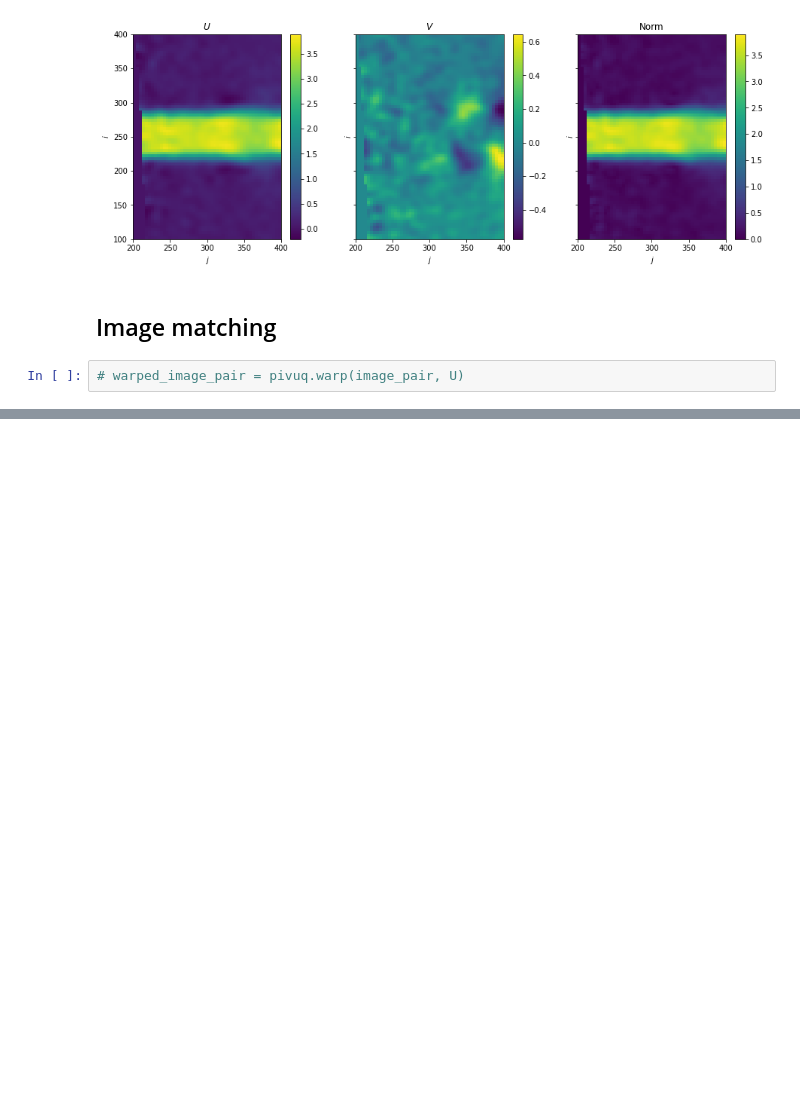
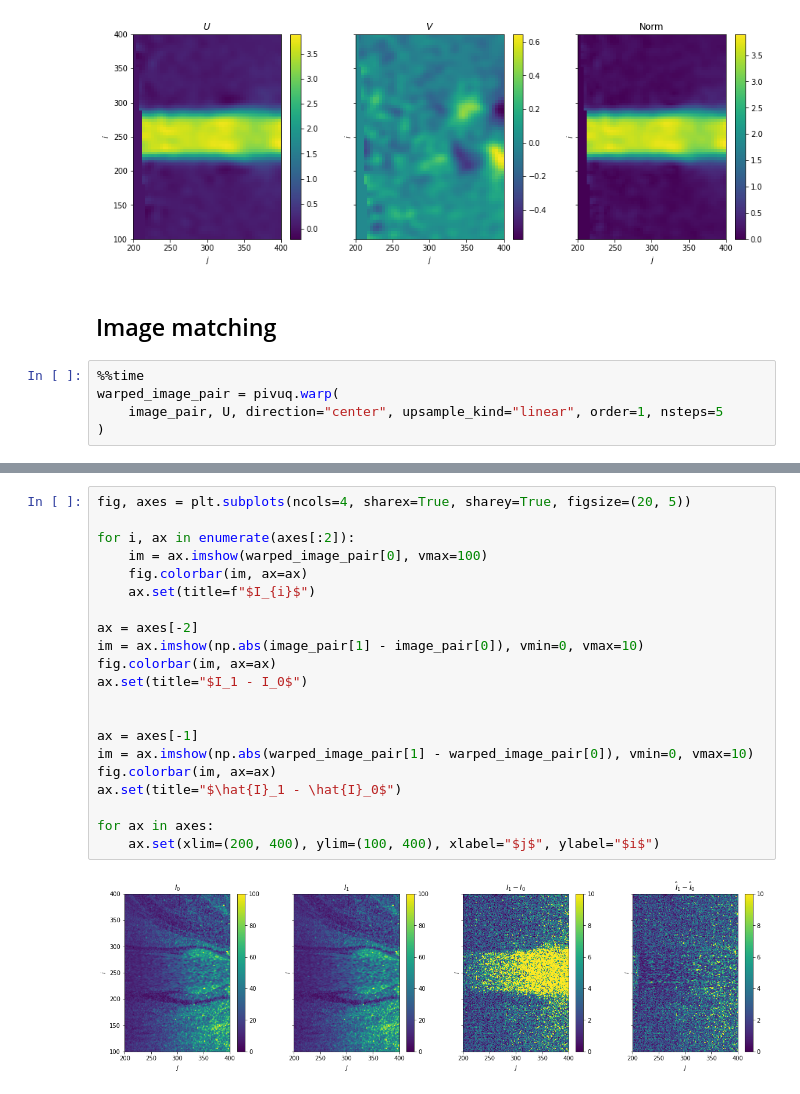
Before and after one commit to lento234/pivuq, a Jupyter notebook: examples/01_image_matching.ipynb, the cells around one changed output, grey strips where cells are left out. Cells and saved outputs as stored; diff of their text form; blank space fills up the shorter version.

```diff
--- a/examples/01_image_matching.ipynb
+++ b/examples/01_image_matching.ipynb
@@ -69,4 +69,7 @@ for ax in axes:
 # %% [markdown]
 ## Image matching
 # %%
-# warped_image_pair = pivuq.warp(image_pair, U)
+%%time
+warped_image_pair = pivuq.warp(
+    image_pair, U, direction="center", upsample_kind="linear", order=1, nsteps=5
+)
@@ -72,0 +79,23 @@ for ax in axes:
+# %%
+fig, axes = plt.subplots(ncols=4, sharex=True, sharey=True, figsize=(20, 5))
+
+for i, ax in enumerate(axes[:2]):
+    im = ax.imshow(warped_image_pair[0], vmax=100)
+    fig.colorbar(im, ax=ax)
+    ax.set(title=f"$I_{i}$")
+
+ax = axes[-2]
+im = ax.imshow(np.abs(image_pair[1] - image_pair[0]), vmin=0, vmax=10)
+fig.colorbar(im, ax=ax)
+ax.set(title="$I_1 - I_0$")
+
+
+ax = axes[-1]
+im = ax.imshow(np.abs(warped_image_pair[1] - warped_image_pair[0]), vmin=0, vmax=10)
+fig.colorbar(im, ax=ax)
+ax.set(title="$\hat{I}_1 - \hat{I}_0$")
+
+for ax in axes:
+    ax.set(xlim=(200, 400), ylim=(100, 400), xlabel="$j$", ylabel="$i$")
+# %% [output]
+[figure, added]
```
Also changed, not shown: parts of 2 cells of this notebook, 2 other files.
